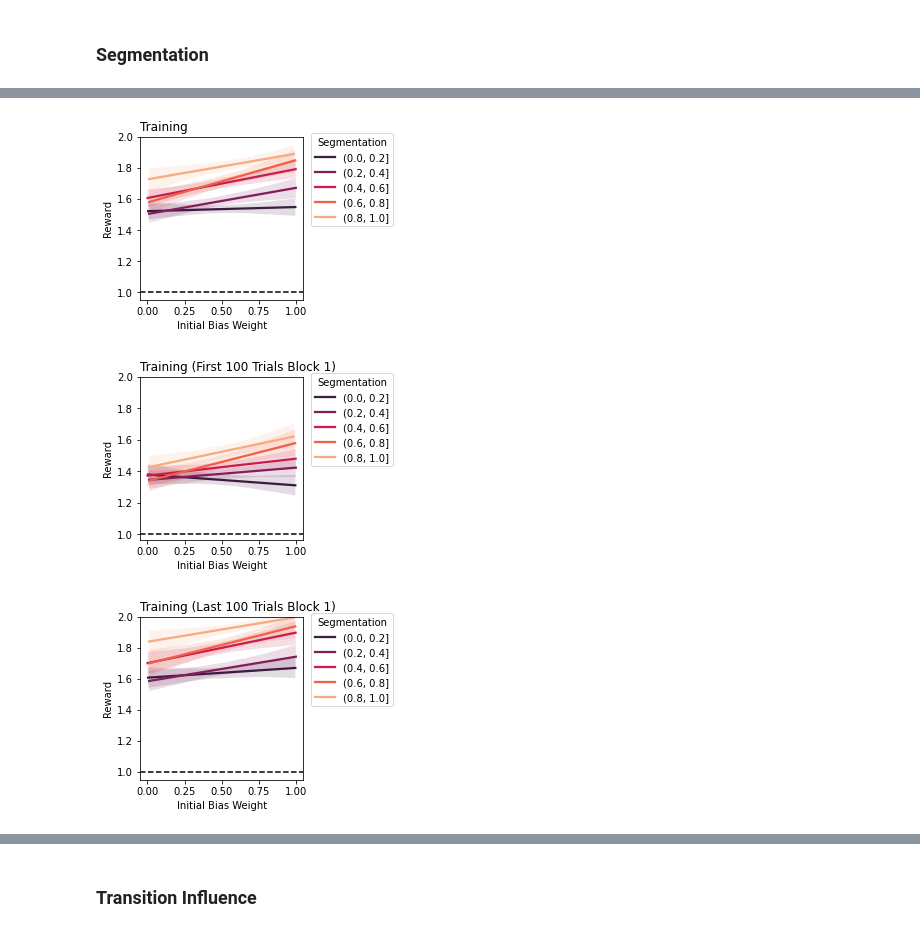
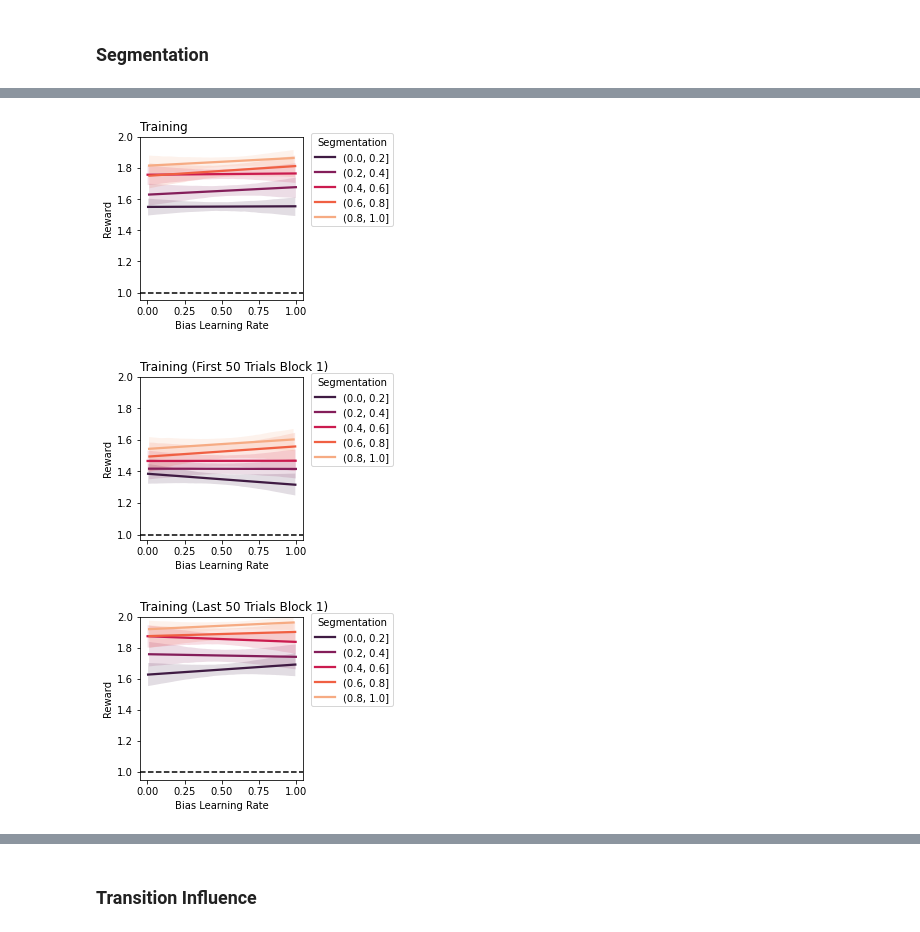
Before and after one commit to BakkourLabRepo/feat-predict_models, a Jupyter notebook: notebooks/exp_6/simulations.ipynb, the cells around one changed output, grey strips where cells are left out. Saved outputs shown, nothing was run; the diff lists cells and outputs as text; code cells hidden in the pictures.

```diff
--- a/notebooks/exp_6/simulations.ipynb
+++ b/notebooks/exp_6/simulations.ipynb
@@ -586,8 +586,8 @@ ff_training_df['segmentation_bin'] = bin_params(
     ff_training_df['segmentation'],
     N_PARAM_BINS
 )
-ff_training_df['initial_bias_weight_bin'] = bin_params(
-    ff_training_df['initial_bias_weight'],
+ff_training_df['bias_learning_rate_bin'] = bin_params(
+    ff_training_df['bias_learning_rate'],
     N_PARAM_BINS
 )
 # %% [markdown]
@@ -932,47 +932,47 @@ plot_param_interaction(
 # %%
 plot_param_interaction(
         ff_training_df,
-        'initial_bias_weight',
+        'bias_learning_rate',
         'segmentation_bin',
         'reward',
         title = 'Training',
         legend_title = 'Segmentation',
-        xlabel = 'Initial Bias Weight',
+        xlabel = 'Bias Learning Rate',
         ylabel = 'Reward',
         palette = 'rocket'
 )
 
 plot_param_interaction(
         ff_training_df.loc[ff_training_df['trial'] < 50],
-        'initial_bias_weight',
+        'bias_learning_rate',
         'segmentation_bin',
         'reward',
         title = 'Training (First 50 Trials Block 1)',
         legend_title = 'Segmentation',
-        xlabel = 'Initial Bias Weight',
+        xlabel = 'Bias Learning Rate',
         ylabel = 'Reward',
         palette = 'rocket'
 )
 
 idx = (
     (ff_training_df['trial'] > (n_training_trials/2 - 50)) &
     (ff_training_df['block'] == 1)
 )
 plot_param_interaction(
         ff_training_df.loc[idx],
-        'initial_bias_weight',
+        'bias_learning_rate',
         'segmentation_bin',
         'reward',
         title = 'Training (Last 50 Trials Block 1)',
         legend_title = 'Segmentation',
-        xlabel = 'Initial Bias Weight',
+        xlabel = 'Bias Learning Rate',
         ylabel = 'Reward',
         palette = 'rocket'
 )
 # %% [output]
-[figure, old version]
+[figure, new version]
-[figure, old version]
+[figure, new version]
-[figure, old version]
+[figure, new version]
 # %%
 plot_training_curve(
     ff_training_df,
```
Also changed, not shown: parts of 14 cells of this notebook, 5 other files.
